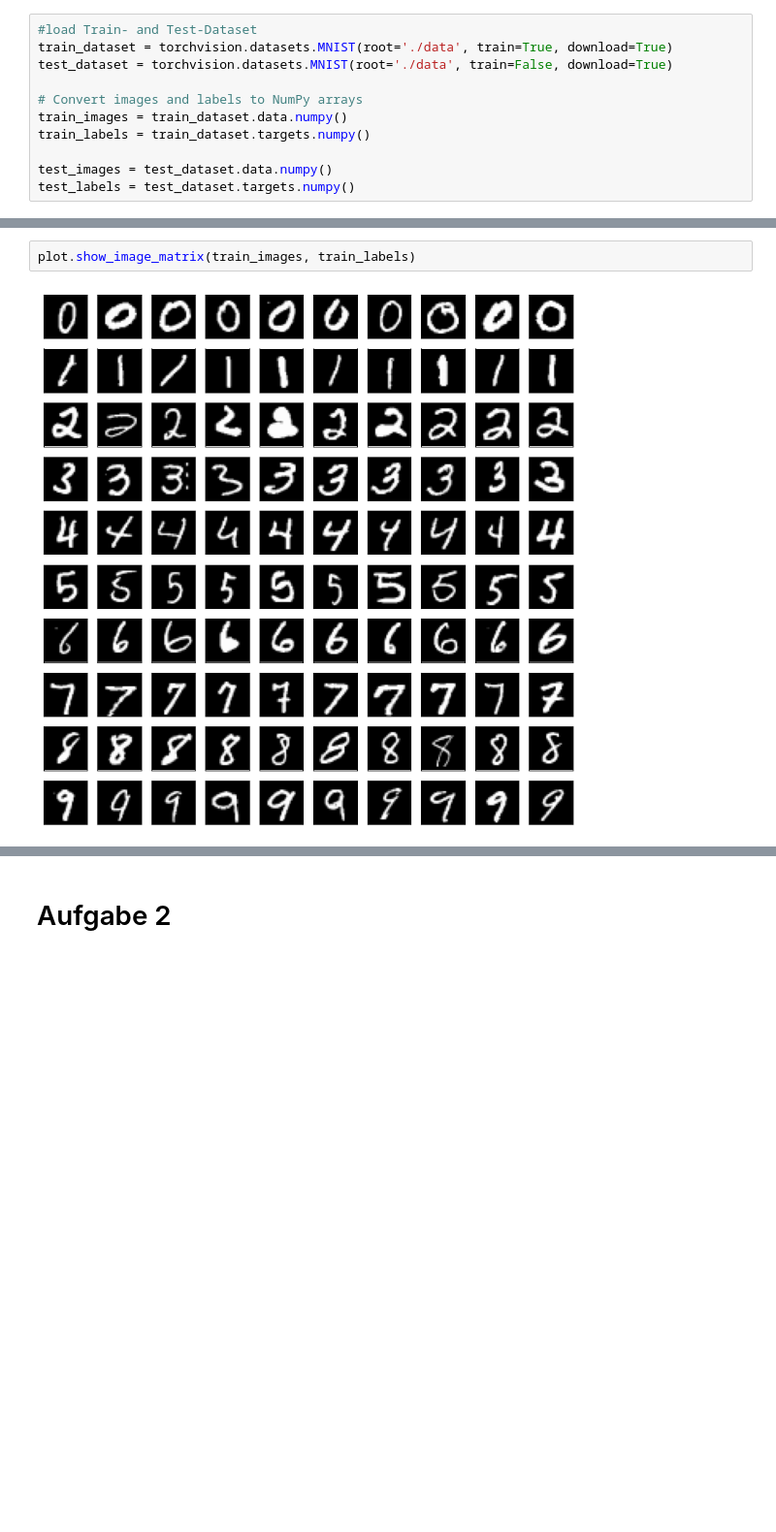
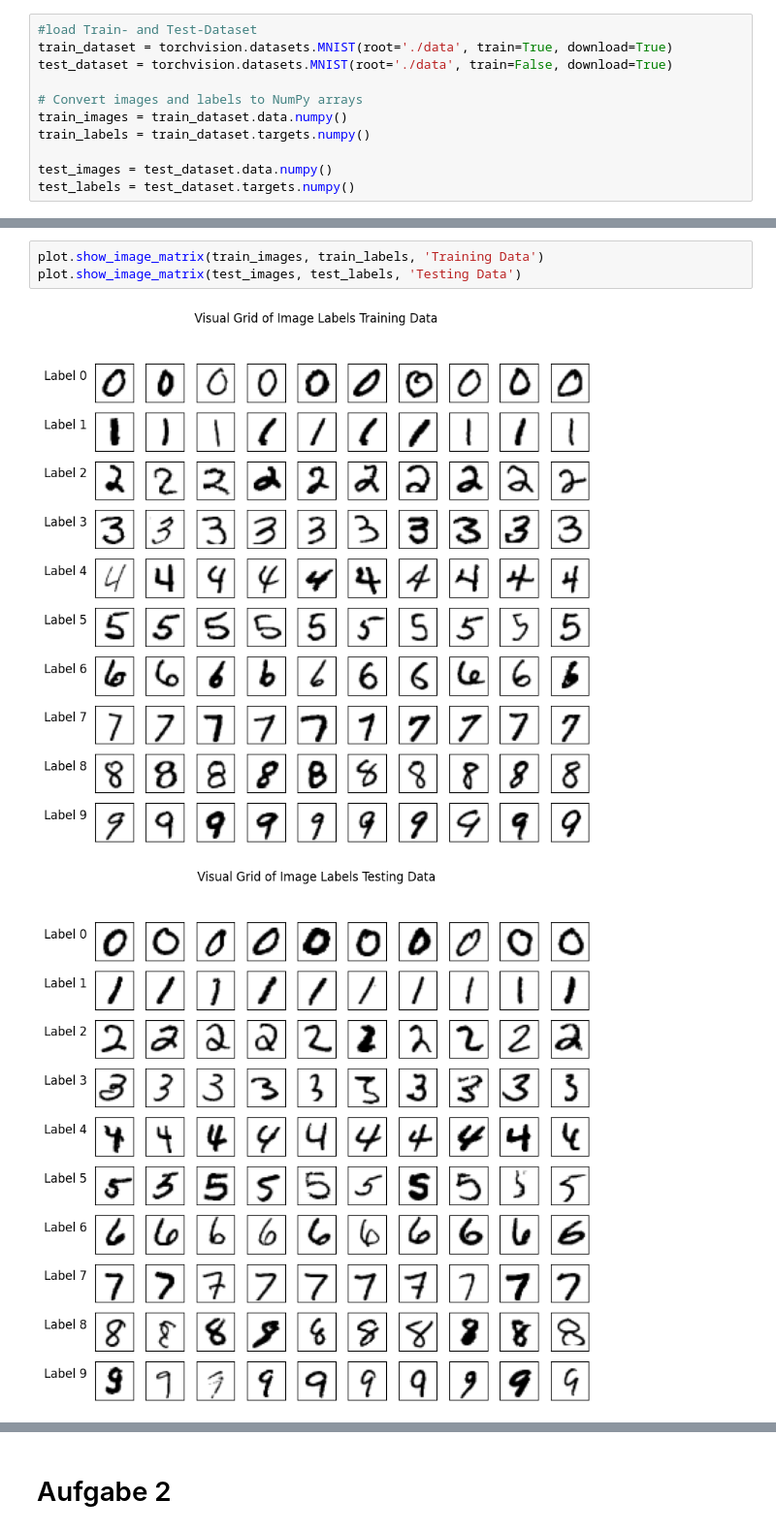
Before and after one commit to infamousperi/GradientDecent, a Jupyter notebook: MC1.ipynb, the cells around one changed output, grey strips where cells are left out. Shown at 97% size. Cells and saved outputs as stored; diff of their text form; blank space fills up the shorter version.

```diff
--- a/MC1.ipynb
+++ b/MC1.ipynb
@@ -25,4 +52,6 @@ plot.show_hist(train_labels)
 # %%
-plot.show_image_matrix(train_images, train_labels)
+plot.show_image_matrix(train_images, train_labels, 'Training Data')
+plot.show_image_matrix(test_images, test_labels, 'Testing Data')
 # %% [output]
-[figure, old version]
+[figure, new version]
+[figure, added]
```
Also changed, not shown: parts of 20 cells of this notebook, 5 other files.
